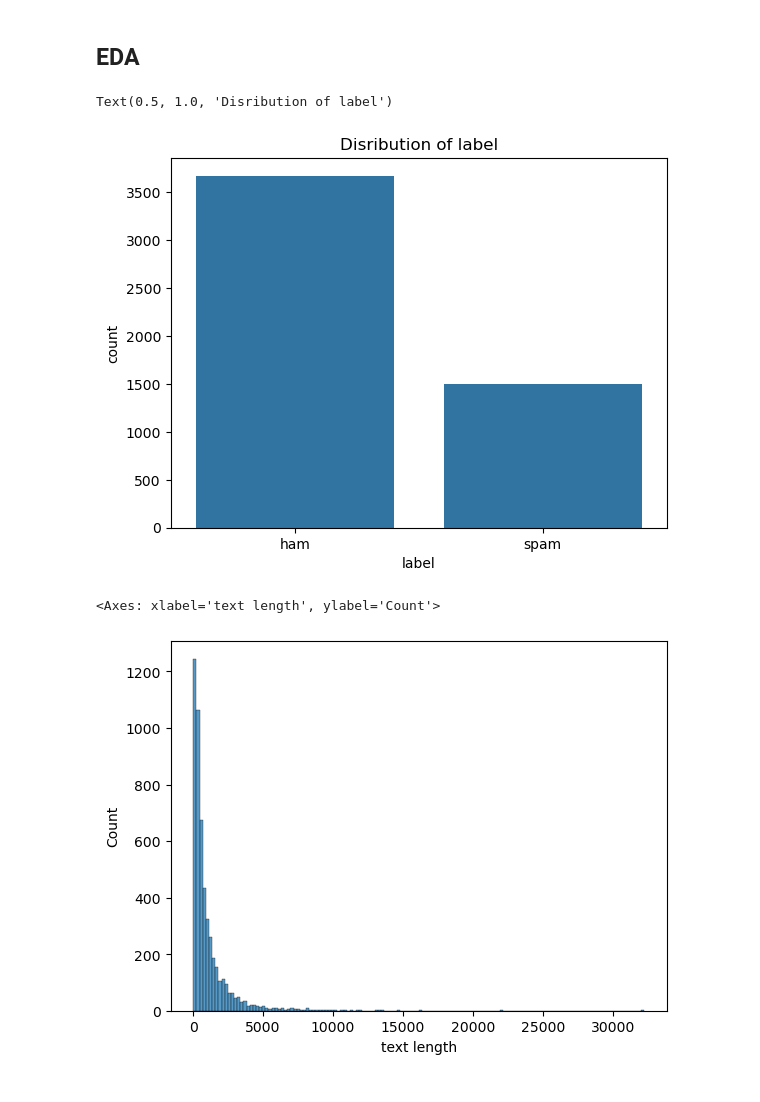
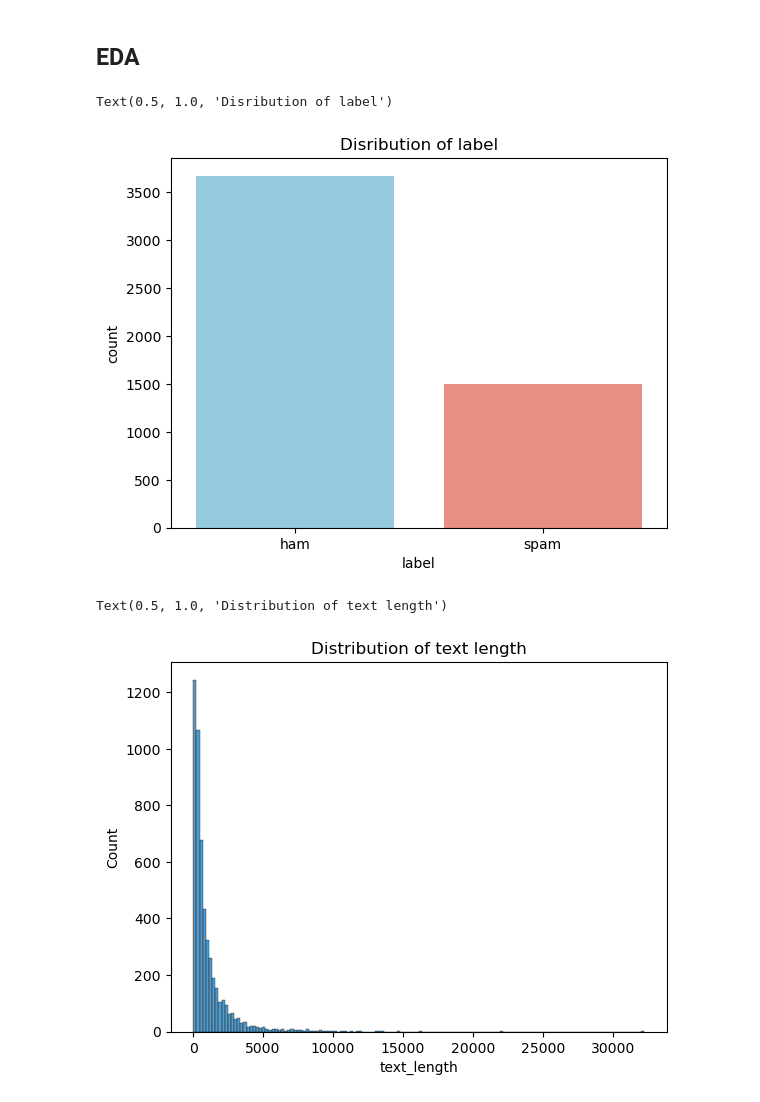
Before and after one commit to lilianabs/ml-beginner-projects, a Jupyter notebook: project_4/spam_ham.ipynb, the cells around one changed output. Drawn from its saved outputs; the diff is of its cells as text; code cells hidden in the pictures.

```diff
--- a/project_4/spam_ham.ipynb
+++ b/project_4/spam_ham.ipynb
@@ -31,15 +45,17 @@ memory usage: 161.7 KB
 # %% [markdown]
 ## EDA
 # %%
-sns.countplot(x='label', data=df)
+sns.countplot(x='label', data=df, hue="label", palette=["skyblue", "salmon"])
 plt.title("Disribution of label")
 # %% [output]
 Text(0.5, 1.0, 'Disribution of label')
-[figure, old version]
+[figure, new version]
 # %%
-df['text length'] = df['text'].apply(len)
+df['text_length'] = df['text'].apply(len)
+df['word_count'] = df['text'].str.split().str.len()
 # %%
-sns.histplot(x='text length', data=df)
+sns.histplot(x='text_length', data=df)
+plt.title("Distribution of text length")
 # %% [output]
-<Axes: xlabel='text length', ylabel='Count'>
+Text(0.5, 1.0, 'Distribution of text length')
-[figure, old version]
+[figure, new version]
```
Also changed, not shown: parts of 13 cells of this notebook.
